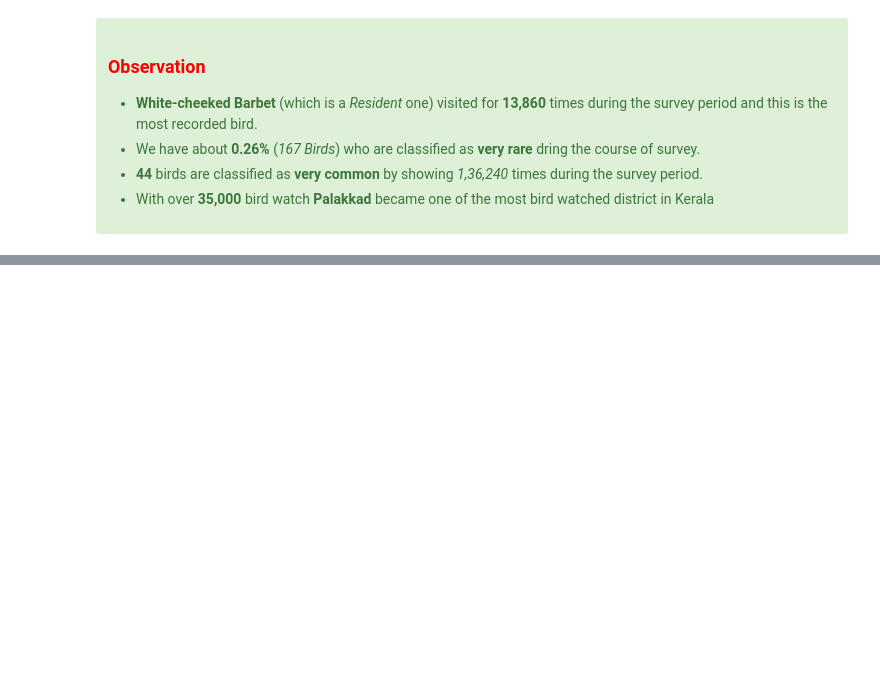
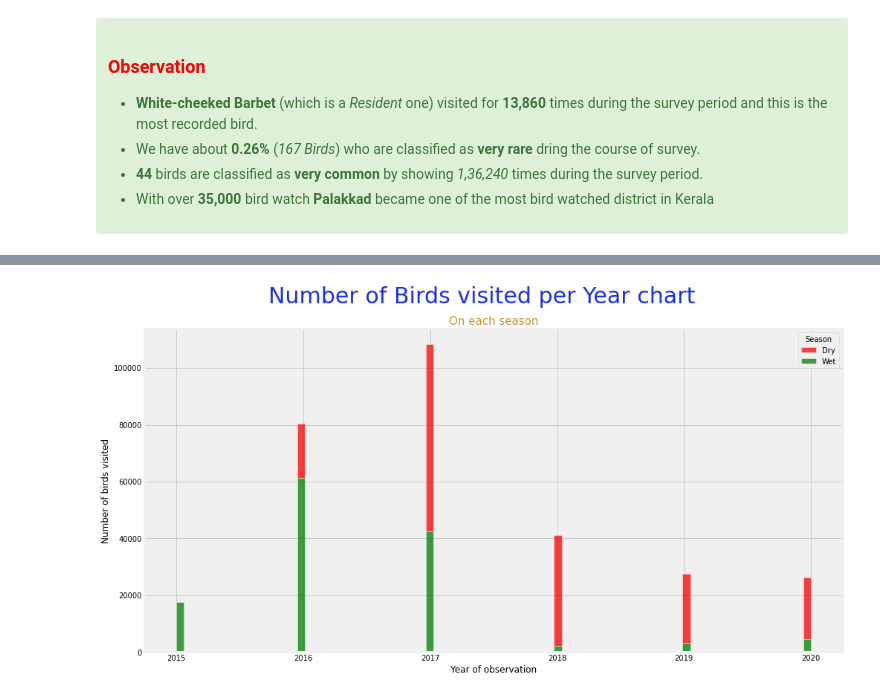
Before and after one commit to jishnukoliyadan/Kerala_Bird_Atlas, a Jupyter notebook: Kerala_Bird_Atlas.ipynb, the cells around one changed output, grey strips where cells are left out. Saved outputs shown, nothing was run; the diff lists cells and outputs as text; code cells hidden in the pictures; blank space fills up the shorter version.

Commit message:
Season and resident status wise data checked

```diff
--- a/Kerala_Bird_Atlas.ipynb
+++ b/Kerala_Bird_Atlas.ipynb
@@ -500,0 +639,17 @@ plt.show()
+# %%
+# Extract Year and Month for further analysis
+# https://datagy.io/pandas-extract-date-from-datetime/
+kba_data_df['Year'] = kba_data_df.Date.dt.year
+kba_data_df['Month'] = kba_data_df.Date.dt.month_name()
+
+
+#Lets plot some figure to get intutions
+plt.figure(figsize=(15,8))
+plt.suptitle('Number of Birds visited per Year chart', fontsize = 30, c = '#1D32E2')
+plt.title('On each season', fontsize = 15, c = '#C79438')
+plt.xlabel('Year of observation')
+plt.ylabel('Number of birds visited')
+sns.histplot(data = kba_data_df, x = 'Year', hue = 'Season', multiple = 'stack', palette = ['red', 'green'])
+plt.show()
+# %% [output]
+[figure, added]
```
Also changed, not shown: parts of 17 cells of this notebook, 1 other file.
